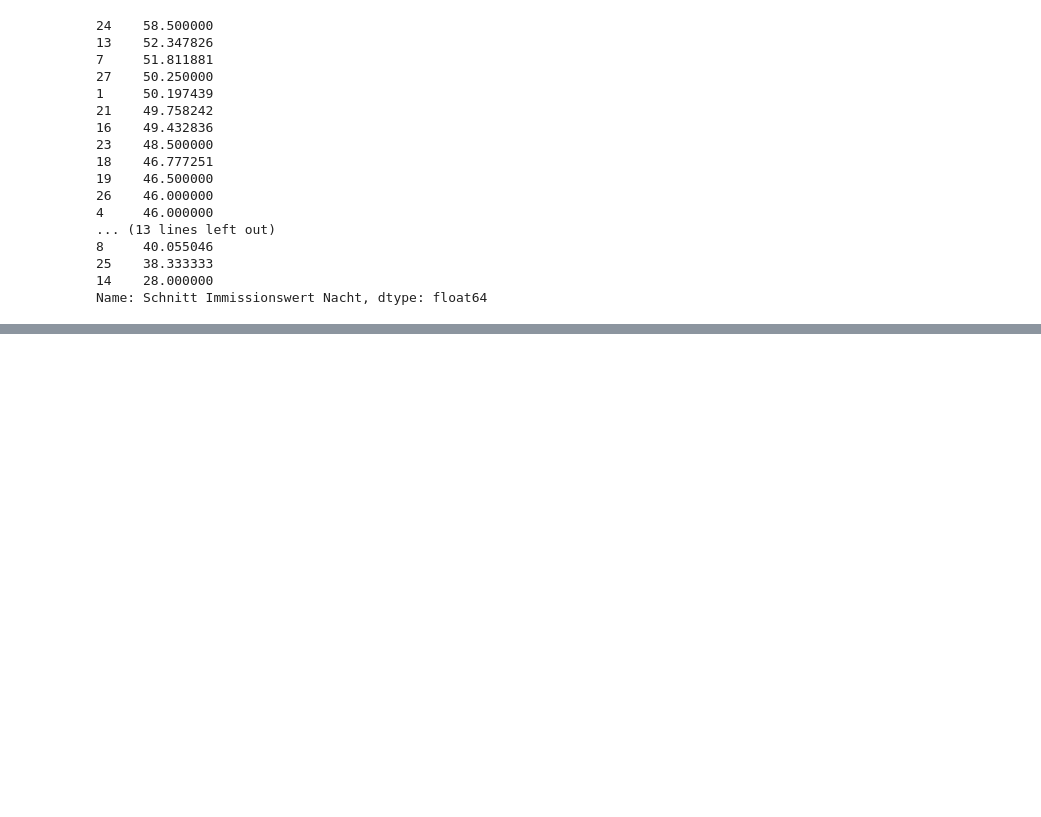
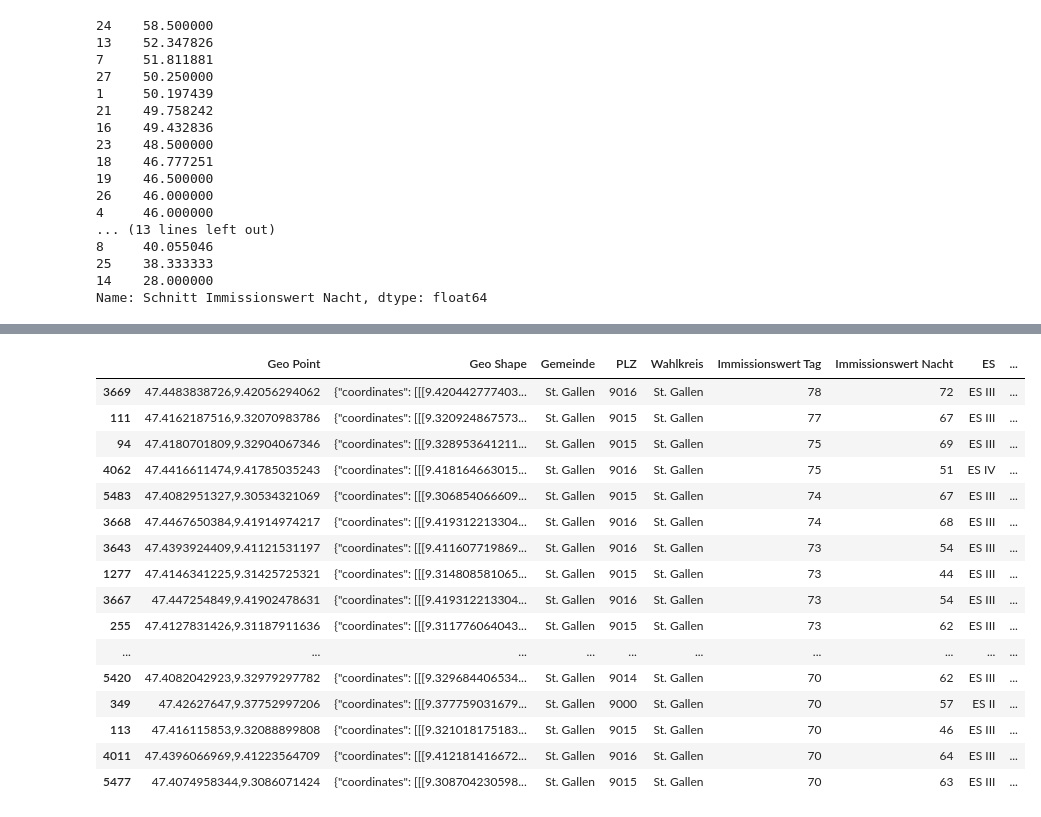
Before and after one commit to marlenhammerli/Analyse-Laermbelastungskataster-Kanton-St.Gallen, a Jupyter notebook: 06 larmbelastung.ipynb, the cells around one changed output, grey strips where cells are left out. Drawn from its saved outputs; the diff is of its cells as text; code cells hidden in the pictures; blank space fills up the shorter version.

```diff
--- a/06 larmbelastung.ipynb
+++ b/06 larmbelastung.ipynb
@@ -360,6 +359,8 @@ df[df['Adresse'].duplicated() == True].sort_values('Adresse')
 744 rows × 14 columns
 # %% [markdown]
 ## 4. Auswertung
+# %%
+df = pd.read_csv('daten/Ergebnisse/larmbelastung-FINAL.csv')
 # %%
 df.rename({
     'Empfindlichkeitsstufe (ES)' : 'ES'
@@ -822,0 +861,3 @@ df_plz_n.to_csv('daten/Ergebnisse/df_plz_larmbelastung_NACHT.csv', index = False
+# %%
+df['Urteil Tag'] = ''
+df['Urteil Nacht'] = ''
@@ -822,0 +866,34 @@ df_plz_n.to_csv('daten/Ergebnisse/df_plz_larmbelastung_NACHT.csv', index = False
+# %%
+conditions = [
+    (df['ES'] == 'ES II') & (df['Immissionswert Tag'].between(60, 69)),
+    (df['ES'] == 'ES III') & (df['Immissionswert Tag'].between(65,69)),
+    (df['ES'] == 'ES IV') & (df['Immissionswert Tag'].between(70,74)),
+    (df['ES'] == 'ES II') & (df['Immissionswert Tag'] >= 70),
+    (df['ES'] == 'ES III') & (df['Immissionswert Tag'] >= 70),
+    (df['ES'] == 'ES IV') &  (df['Immissionswert Tag'] >= 75)]
+
+
+
+choices = ['Immissionsgrenzwert überschritten', 'Immissionsgrenzwert überschritten', 'Immissionsgrenzwert überschritten', 'Alarmwert überschritten', 'Alarmwert überschritten', 'Alarmwert überschritten']
+
+df['Urteil Tag'] = np.select(conditions, choices, default = 'unter Grenzwert')
+# %%
+df.sort_values('Immissionswert Tag', ascending = False).head(40)
+# %% [output]
+|  | Geo Point | Geo Shape | Gemeinde | PLZ | Wahlkreis | Immissionswert Tag | Immissionswert Nacht | ES | ... |
+| 3669 | 47.4483838726,9.42056294062 | {"coordinates": [[[9.420442777403... | St. Gallen | 9016 | St. Gallen | 78 | 72 | ES III | ... |
+| 111 | 47.4162187516,9.32070983786 | {"coordinates": [[[9.320924867573... | St. Gallen | 9015 | St. Gallen | 77 | 67 | ES III | ... |
+| 94 | 47.4180701809,9.32904067346 | {"coordinates": [[[9.328953641211... | St. Gallen | 9015 | St. Gallen | 75 | 69 | ES III | ... |
+| 4062 | 47.4416611474,9.41785035243 | {"coordinates": [[[9.418164663015... | St. Gallen | 9016 | St. Gallen | 75 | 51 | ES IV | ... |
+| 5483 | 47.4082951327,9.30534321069 | {"coordinates": [[[9.306854066609... | St. Gallen | 9015 | St. Gallen | 74 | 67 | ES III | ... |
+| 3668 | 47.4467650384,9.41914974217 | {"coordinates": [[[9.419312213304... | St. Gallen | 9016 | St. Gallen | 74 | 68 | ES III | ... |
+| 3643 | 47.4393924409,9.41121531197 | {"coordinates": [[[9.411607719869... | St. Gallen | 9016 | St. Gallen | 73 | 54 | ES III | ... |
+| 1277 | 47.4146341225,9.31425725321 | {"coordinates": [[[9.314808581065... | St. Gallen | 9015 | St. Gallen | 73 | 44 | ES III | ... |
+| 3667 | 47.447254849,9.41902478631 | {"coordinates": [[[9.419312213304... | St. Gallen | 9016 | St. Gallen | 73 | 54 | ES III | ... |
+| 255 | 47.4127831426,9.31187911636 | {"coordinates": [[[9.311776064043... | St. Gallen | 9015 | St. Gallen | 73 | 62 | ES III | ... |
+| ... | ... | ... | ... | ... | ... | ... | ... | ... | ... |
+| 5420 | 47.4082042923,9.32979297782 | {"coordinates": [[[9.329684406534... | St. Gallen | 9014 | St. Gallen | 70 | 62 | ES III | ... |
+| 349 | 47.42627647,9.37752997206 | {"coordinates": [[[9.377759031679... | St. Gallen | 9000 | St. Gallen | 70 | 57 | ES II | ... |
+| 113 | 47.416115853,9.32088899808 | {"coordinates": [[[9.321018175183... | St. Gallen | 9015 | St. Gallen | 70 | 46 | ES III | ... |
+| 4011 | 47.4396066969,9.41223564709 | {"coordinates": [[[9.412181416672... | St. Gallen | 9016 | St. Gallen | 70 | 64 | ES III | ... |
+| 5477 | 47.4074958344,9.3086071424 | {"coordinates": [[[9.308704230598... | St. Gallen | 9015 | St. Gallen | 70 | 63 | ES III | ... |
```
Also changed, not shown: parts of 10 cells of this notebook.
